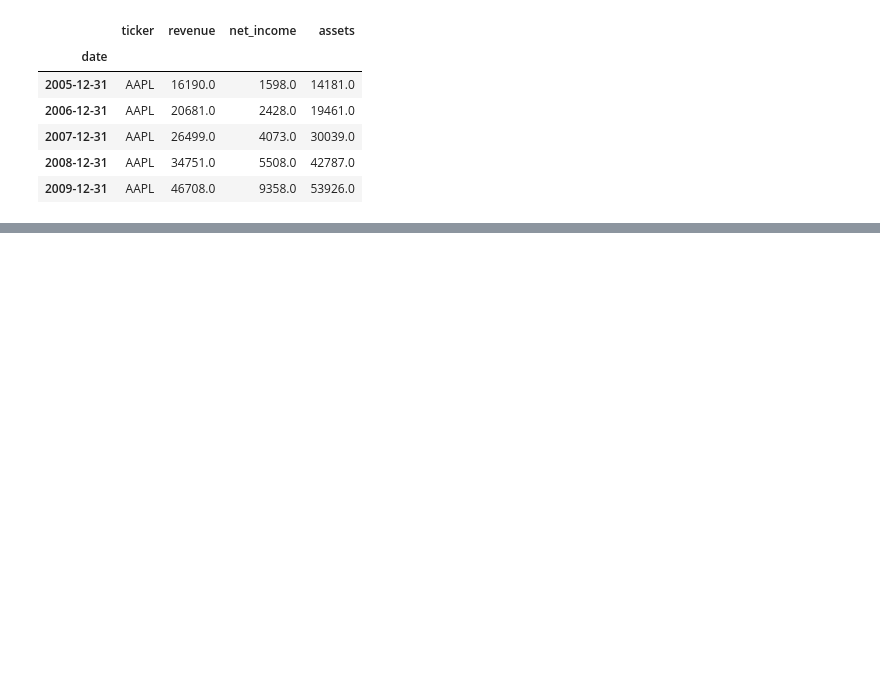
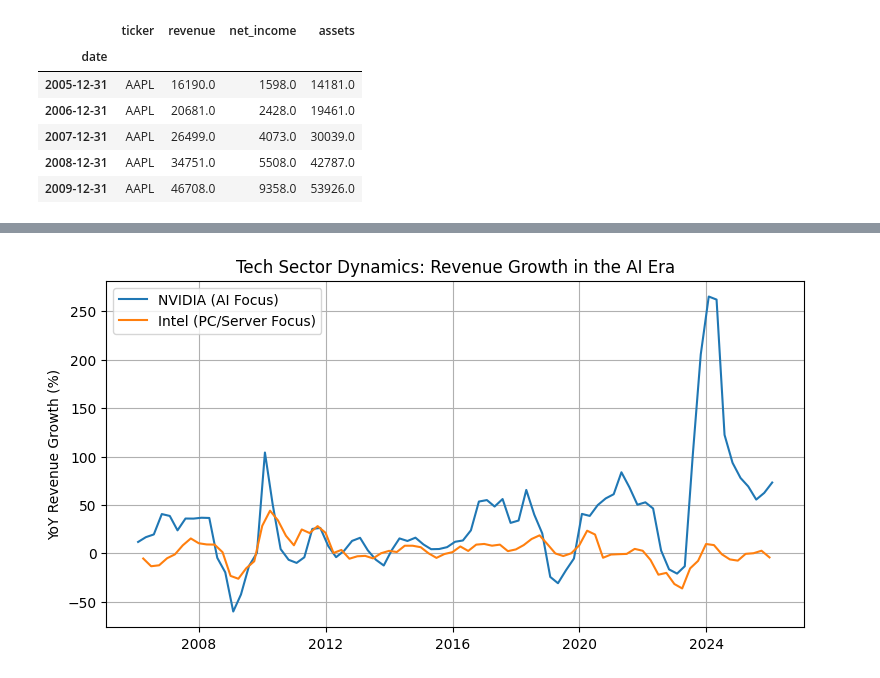
Before and after one commit to williamwuillemin/Intro-to-Progamming-Exo-6, a Jupyter notebook: Exercises_06.ipynb, the cells around one changed output, grey strips where cells are left out. Saved outputs shown, nothing was run; the diff lists cells and outputs as text; code cells hidden in the pictures; blank space fills up the shorter version.

```diff
--- a/Exercises_06.ipynb
+++ b/Exercises_06.ipynb
@@ -492,3 +492,10 @@ df_partial_reset.head()
 ## Exo 4
 
 # Exo 4.1
+# To calculate YoY growth correctly in a panel, we must group by ticker.
+# This prevents 'leaking' data between different firms.
+# A lag of 4 is used for quarterly data to compare the same quarter across years.
+df['rev_growth'] = df.groupby('ticker')['revenue'].pct_change(4) * 100
+
+# Inspecting the result
+df[df['ticker'] == 'NVDA'].head()
@@ -494,0 +510,21 @@ df_partial_reset.head()
+# %%
+# 1. Filter the data
+nvda = df[df['ticker'] == 'NVDA']
+intc = df[df['ticker'] == 'INTC']
+
+# 2. Setup the figure
+plt.figure(figsize=(9, 4.5))
+
+# 3. Plot the growth rates
+plt.plot(nvda.index, nvda['rev_growth'], label='NVIDIA (AI Focus)')
+plt.plot(intc.index, intc['rev_growth'], label='Intel (PC/Server Focus)')
+
+
+# 5. Professional Styling
+plt.title("Tech Sector Dynamics: Revenue Growth in the AI Era")
+plt.ylabel("YoY Revenue Growth (%)")
+plt.legend()
+plt.grid()
+plt.show()
+# %% [output]
+[figure, added]
```
Also changed, not shown: parts of 6 cells of this notebook.
